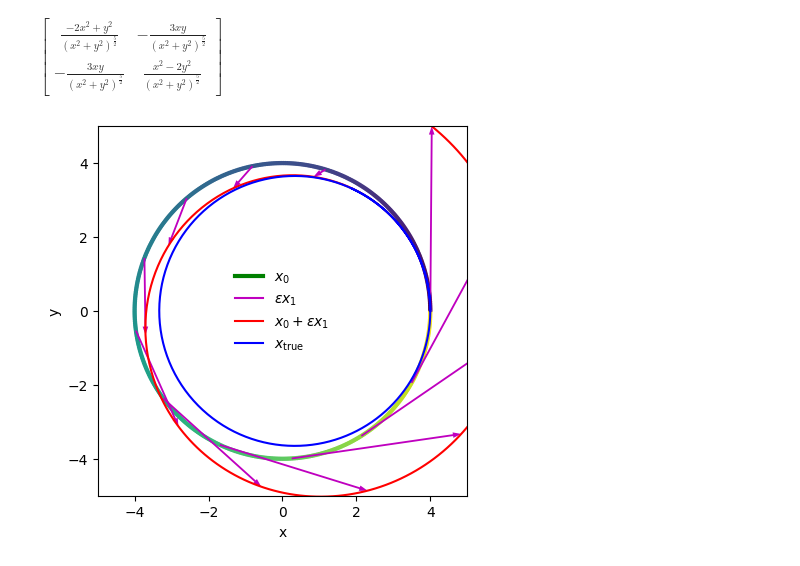
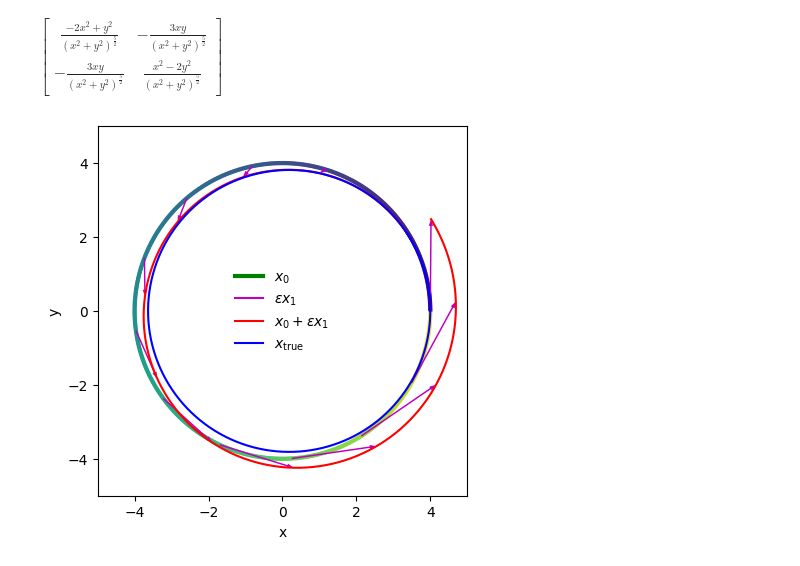
Before and after one commit to ybillchen/useful_scripts, a Jupyter notebook: Hamiltonian.ipynb, the cells around one changed output. Drawn from its saved outputs; the diff is of its cells as text; code cells hidden in the pictures.

```diff
--- a/Hamiltonian.ipynb
+++ b/Hamiltonian.ipynb
@@ -367,7 +367,7 @@ vyt = interp1d(t_array, vy, fill_value='extrapolate')
 
 # Perturbation
 
-epsilon = 0.1
+epsilon = 0.05
 
 def f1(state, t):
     x1, y1, vx1, vy1 = state
@@ -385,33 +385,33 @@ solution = odeint(f1, state0, t_array)
 x1, y1, vx1, vy1 = solution.T
 
 for i in range(len(t_array)-1, 100, -40):
-    ax.arrow(x[i],y[i],epsilon*x1[i],epsilon*y1[i], width=0.05, fc='m', ec='None', length_includes_head=True)
+    ax.arrow(x[i],y[i],epsilon*x1[i],epsilon*y1[i], width=0.04, fc='m', ec='None', length_includes_head=True)
 ax.plot([], [], c='m', label='$\epsilon x_1$')
 
 ax.plot(x+epsilon*x1, y+epsilon*y1, c='r', label='$x_0+\epsilon x_1$')
 
 # true solution
 
 def ftrue(state, t):
     x, y, vx, vy = state
     dH1dx, dH1dy, dH1dvx, dH1dvy = x/(x**2+y**2)**1.5, y/(x**2+y**2)**1.5, 0, 0
     return f(state, t) + epsilon*np.array([dH1dvx, dH1dvy, -dH1dx, -dH1dy])
 
 x0, y0, vx0, vy0 = 4.0, 0.0, 0.0, 0.5
 state0 = np.array([x0, y0, vx0, vy0])
 
 solution = odeint(ftrue, state0, t_array)
 
 xtrue, ytrue, vxtrue, vytrue = solution.T
 ax.plot(xtrue, ytrue, c='b', label=r'$x_{\rm true}$')
 
 ax.legend(frameon=False, loc='center')
 
 ax.set_xlim(-5,5)
 ax.set_ylim(-5,5)
 ax.set_xlabel('x')
 ax.set_ylabel('y')
 ax.set_aspect('equal')
 plt.show()
 # %% [output]
-[figure, old version]
+[figure, new version]
```
Also changed, not shown: parts of 5 cells of this notebook.
